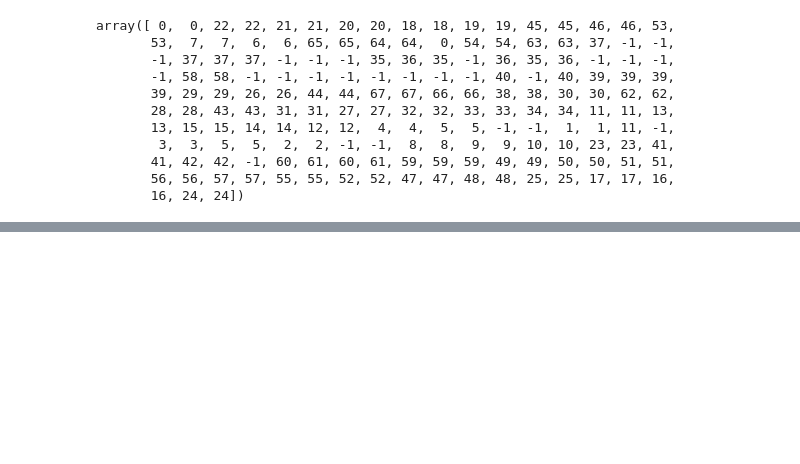
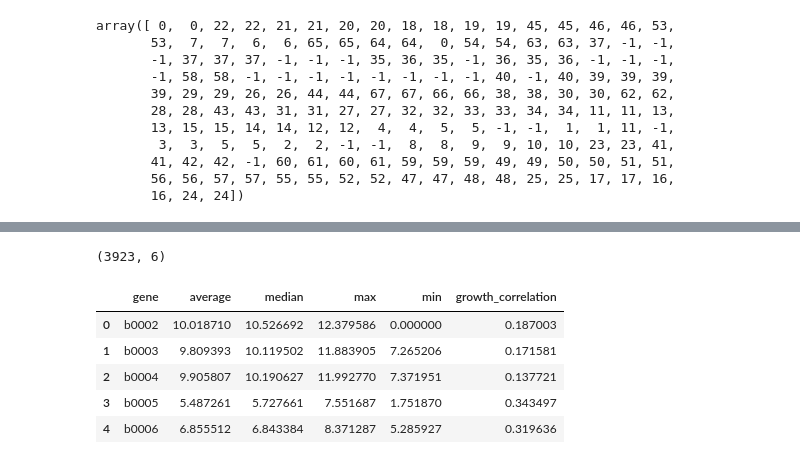
Before and after one commit to adamhockenberry/Growth-expression-translation, a Jupyter notebook: Code/scratch_AJH.ipynb, the cells around one changed output, grey strips where cells are left out. Saved outputs shown, nothing was run; the diff lists cells and outputs as text; code cells hidden in the pictures; blank space fills up the shorter version.

```diff
--- a/Code/scratch_AJH.ipynb
+++ b/Code/scratch_AJH.ipynb
@@ -626,0 +665,12 @@ array([ 0,  0, 22, 22, 21, 21, 20, 20, 18, 18, 19, 19, 45, 45, 46, 46, 53,
+# %%
+df = pd.read_csv('../Data/expression_summary.csv')
+print(df.shape)
+df.head()
+# %% [output]
+(3923, 6)
+|  | gene | average | median | max | min | growth_correlation |
+| 0 | b0002 | 10.018710 | 10.526692 | 12.379586 | 0.000000 | 0.187003 |
+| 1 | b0003 | 9.809393 | 10.119502 | 11.883905 | 7.265206 | 0.171581 |
+| 2 | b0004 | 9.905807 | 10.190627 | 11.992770 | 7.371951 | 0.137721 |
+| 3 | b0005 | 5.487261 | 5.727661 | 7.551687 | 1.751870 | 0.343497 |
+| 4 | b0006 | 6.855512 | 6.843384 | 8.371287 | 5.285927 | 0.319636 |
```
Also changed, not shown: parts of 12 cells of this notebook, 27 other files.
